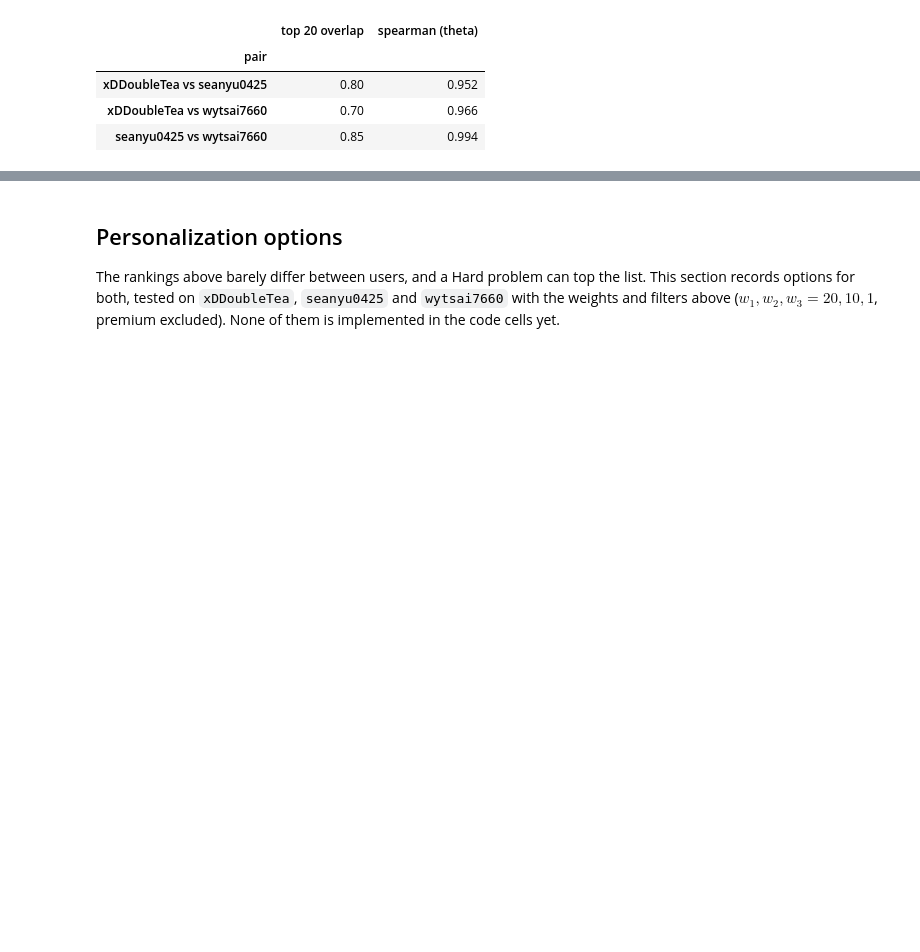
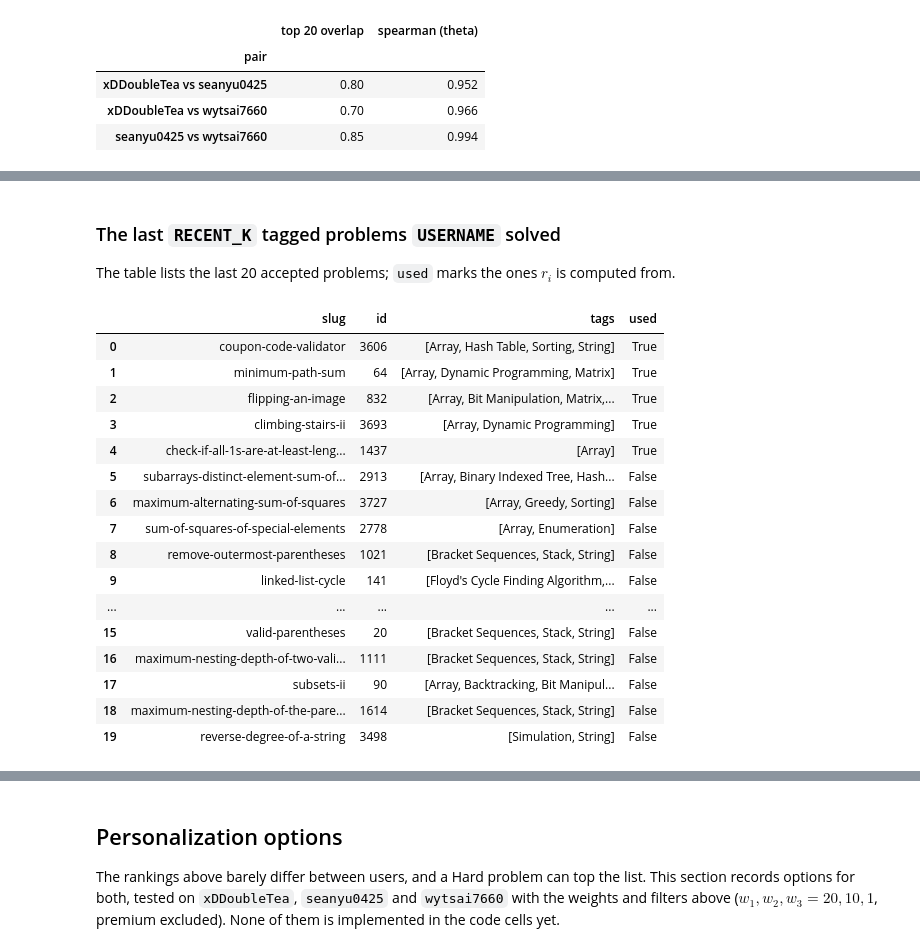
Before and after one commit to xDDoubleTea/LeetCodeBot-analysis, a Jupyter notebook: problem_ranking.ipynb, the cells around one changed output, grey strips where cells are left out. Drawn from its saved outputs; the diff is of its cells as text; code cells hidden in the pictures; blank space fills up the shorter version.

```diff
--- a/problem_ranking.ipynb
+++ b/problem_ranking.ipynb
@@ -626,0 +787,36 @@ pd.DataFrame(rows).set_index("pair")
+# %% [markdown]
+### The last `RECENT_K` tagged problems `USERNAME` solved
+
+The table lists the last 20 accepted problems; `used` marks the ones $r_i$ is
+computed from.
+# %%
+used = set(recent_tagged(USERNAME))
+pd.DataFrame(
+    [
+        {
+            "slug": slug,
+            "id": FRONTEND_ID_BY_SLUG.get(slug),
+            "tags": TAGS_BY_SLUG.get(slug),
+            "used": slug in used,
+        }
+        for slug in recent[USERNAME]
+    ]
+)
+# %% [output]
+|  | slug | id | tags | used |
+| 0 | coupon-code-validator | 3606 | [Array, Hash Table, Sorting, String] | True |
+| 1 | minimum-path-sum | 64 | [Array, Dynamic Programming, Matrix] | True |
+| 2 | flipping-an-image | 832 | [Array, Bit Manipulation, Matrix,... | True |
+| 3 | climbing-stairs-ii | 3693 | [Array, Dynamic Programming] | True |
+| 4 | check-if-all-1s-are-at-least-leng... | 1437 | [Array] | True |
+| 5 | subarrays-distinct-element-sum-of... | 2913 | [Array, Binary Indexed Tree, Hash... | False |
+| 6 | maximum-alternating-sum-of-squares | 3727 | [Array, Greedy, Sorting] | False |
+| 7 | sum-of-squares-of-special-elements | 2778 | [Array, Enumeration] | False |
+| 8 | remove-outermost-parentheses | 1021 | [Bracket Sequences, Stack, String] | False |
+| 9 | linked-list-cycle | 141 | [Floyd's Cycle Finding Algorithm,... | False |
+| ... | ... | ... | ... | ... |
+| 15 | valid-parentheses | 20 | [Bracket Sequences, Stack, String] | False |
+| 16 | maximum-nesting-depth-of-two-vali... | 1111 | [Bracket Sequences, Stack, String] | False |
+| 17 | subsets-ii | 90 | [Array, Backtracking, Bit Manipul... | False |
+| 18 | maximum-nesting-depth-of-the-pare... | 1614 | [Bracket Sequences, Stack, String] | False |
+| 19 | reverse-degree-of-a-string | 3498 | [Simulation, String] | False |
```
Also changed, not shown: parts of 26 cells of this notebook.
